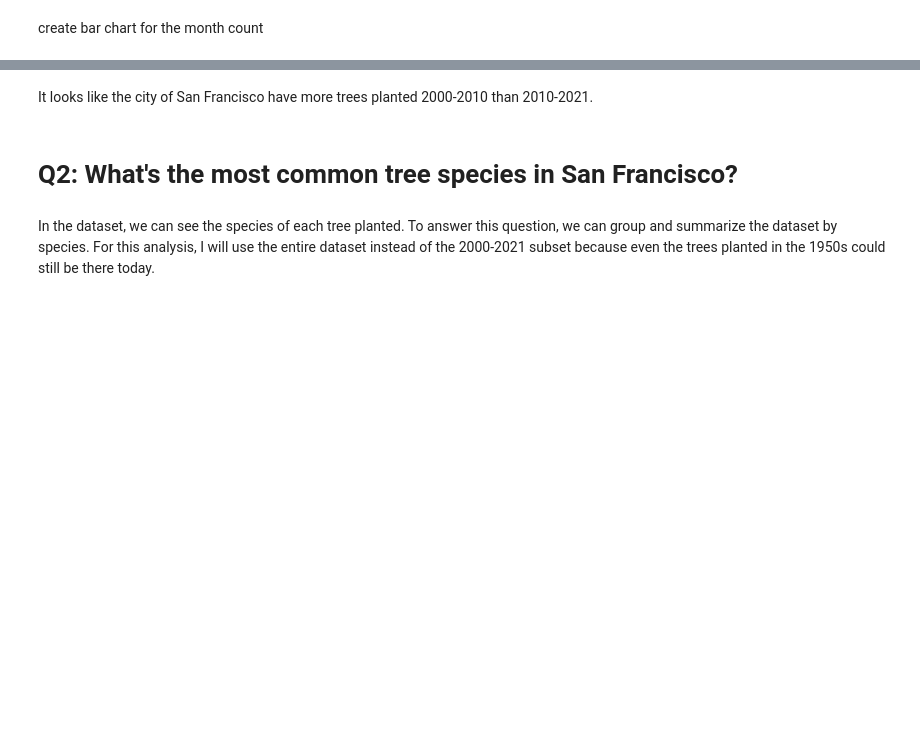
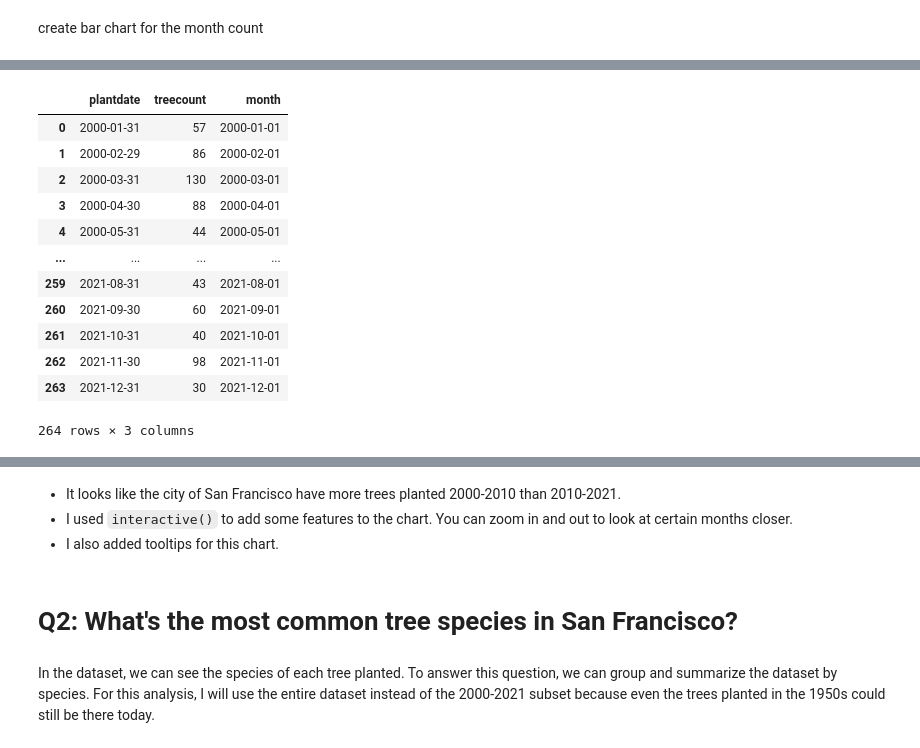
Before and after one commit to jyyang7/j233-proj-trees-in-sf, a Jupyter notebook: 02_data_analysis.ipynb, the cells around one changed output, grey strips where cells are left out. Drawn from its saved outputs; the diff is of its cells as text; code cells hidden in the pictures; blank space fills up the shorter version.

Commit message:
added tooltip to map

```diff
--- a/02_data_analysis.ipynb
+++ b/02_data_analysis.ipynb
@@ -352,0 +367,3 @@ create bar chart for the month count
+# %%
+tree_count_2000m['month'] = pd.to_datetime(tree_count_2000m['month'])
+tree_count_2000m.info()
@@ -353,2 +381,18 @@ create bar chart for the month count
+# %%
+tree_count_2000m
+# %% [output]
+|  | plantdate | treecount | month |
+| 0 | 2000-01-31 | 57 | 2000-01-01 |
+| 1 | 2000-02-29 | 86 | 2000-02-01 |
+| 2 | 2000-03-31 | 130 | 2000-03-01 |
+| 3 | 2000-04-30 | 88 | 2000-04-01 |
+| 4 | 2000-05-31 | 44 | 2000-05-01 |
+| ... | ... | ... | ... |
+| 259 | 2021-08-31 | 43 | 2021-08-01 |
+| 260 | 2021-09-30 | 60 | 2021-09-01 |
+| 261 | 2021-10-31 | 40 | 2021-10-01 |
+| 262 | 2021-11-30 | 98 | 2021-11-01 |
+| 263 | 2021-12-31 | 30 | 2021-12-01 |
+264 rows × 3 columns
 # %%
 # use alt.Chart().mark_bar() to create bar chart to show month count
@@ -364,7 +410,9 @@ alt.Chart(tree_count_2000m).mark_bar().encode(
 # %% [output]
 [interactive output not drawn]
 # %% [markdown]
-It looks like the city of San Francisco have more trees planted 2000-2010 than 2010-2021.
+- It looks like the city of San Francisco have more trees planted 2000-2010 than 2010-2021.
+- I used `interactive()` to add some features to the chart. You can zoom in and out to look at certain months closer.
+- I also added tooltips for this chart.
 # %% [markdown]
 # Q2: What's the most common tree species in San Francisco?
 # %% [markdown]
```
Also changed, not shown: parts of 22 cells of this notebook.
